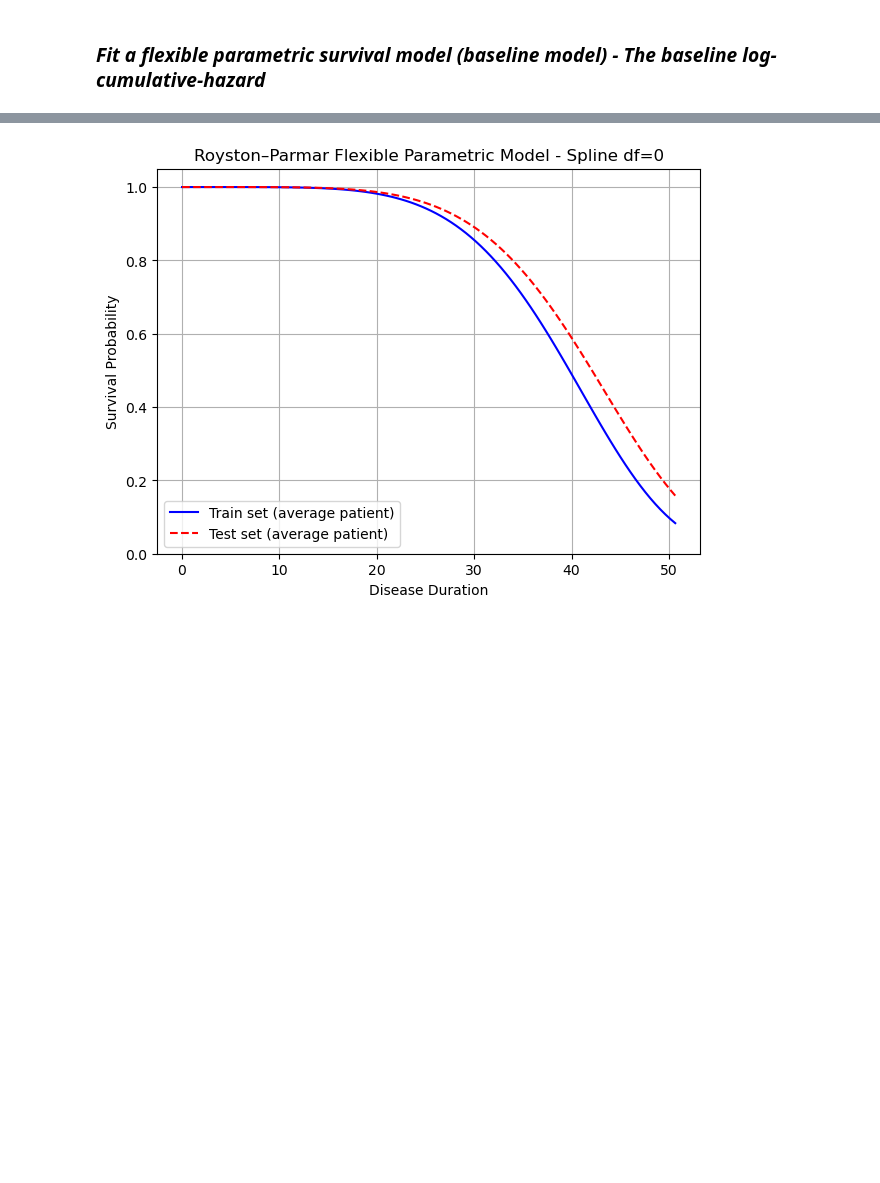
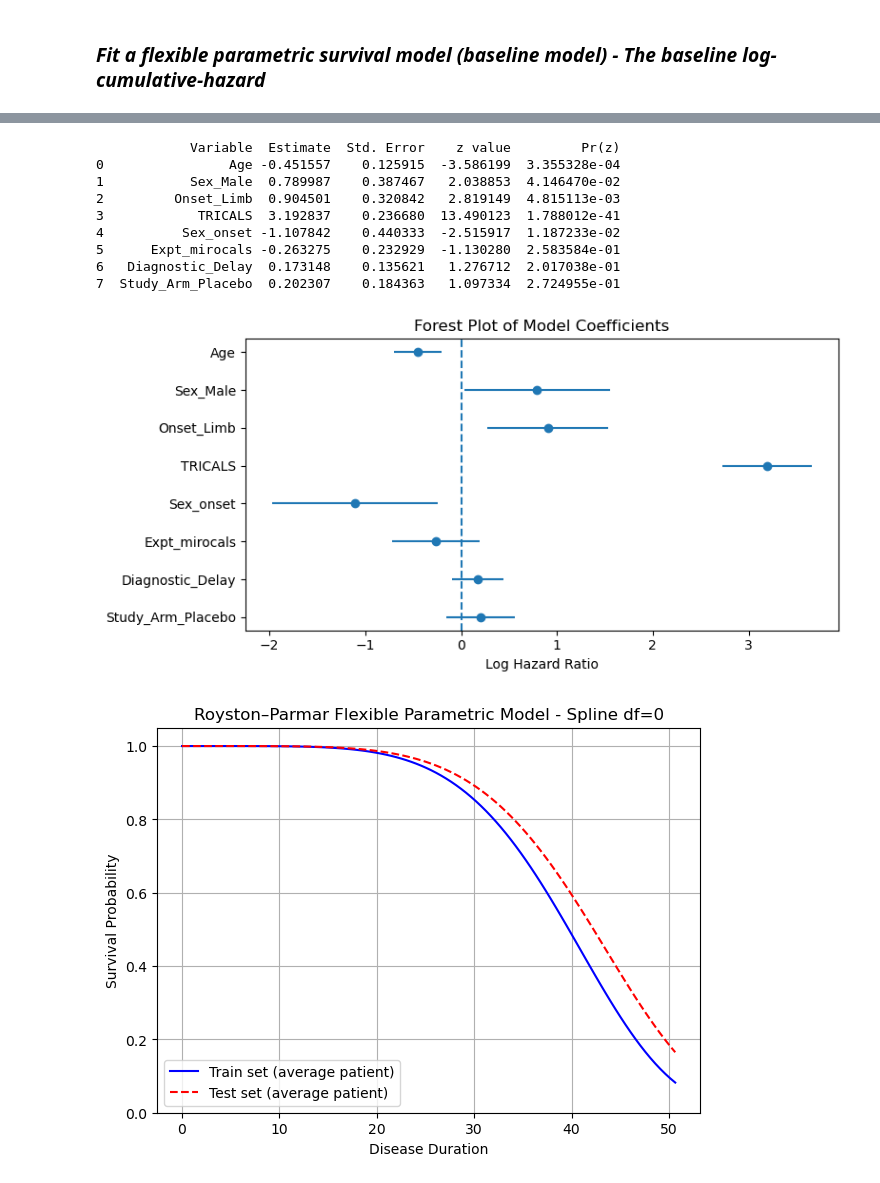
Before and after one commit to Uzoemeka/All_ALS_Data, a Jupyter notebook: 07_flexible_parametric_model.ipynb, the cells around one changed output, grey strips where cells are left out. Drawn from its saved outputs; the diff is of its cells as text; code cells hidden in the pictures; blank space fills up the shorter version.

```diff
--- a/07_flexible_parametric_model.ipynb
+++ b/07_flexible_parametric_model.ipynb
@@ -537,3 +492,69 @@ plt.show()
+# %%
+# Get coefficients directly
+summary = ro.r.summary(fp_model)
+
+# Try using slotNames to see what's available
+# print("Available slots:", ro.r.slotNames(summary))
+
+# Extract using the correct slot name (usually 'coef' or 'coefficients')
+coefficients = summary.slots['coef']
+
+# Convert to pandas DataFrame
+df_coef = pd.DataFrame(
+    np.array(coefficients),
+    columns=['Estimate', 'Std. Error', 'z value', 'Pr(z)'],
+    index=list(coefficients.rownames)
+)
+
+df_coef = df_coef.iloc[1: -1]
+df_coef = df_coef.reset_index().rename(columns={"index": "Variable"})
+
+
+print(df_coef)
+
+#--------------------------------------
+z = 1.96  # 95% CI
+
+df_coef["HR"] = (df_coef["Estimate"])
+df_coef["CI_lower"] = (df_coef["Estimate"] - z * df_coef["Std. Error"])
+df_coef["CI_upper"] = (df_coef["Estimate"] + z * df_coef["Std. Error"])
+
+#--------------------------------------
+plt.figure(figsize=(8, 4))
+
+ypos = np.arange(len(df_coef))
+
+# Confidence intervals
+plt.hlines(
+    y=ypos,
+    xmin=df_coef["CI_lower"],
+    xmax=df_coef["CI_upper"]
+)
+
+# Point estimates
+plt.plot(df_coef["Estimate"], ypos, "o")
+
+# Vertical reference line at 0
+plt.axvline(0, linestyle="--")
+
+plt.yticks(ypos, df_coef["Variable"])
+plt.xlabel("Log Hazard Ratio")
+plt.title("Forest Plot of Model Coefficients")
+
+plt.gca().invert_yaxis()  # top-to-bottom
+plt.tight_layout()
+plt.show()
+# %% [output]
+            Variable  Estimate  Std. Error    z value         Pr(z)
+0                Age -0.451557    0.125915  -3.586199  3.355328e-04
+1           Sex_Male  0.789987    0.387467   2.038853  4.146470e-02
+2         Onset_Limb  0.904501    0.320842   2.819149  4.815113e-03
+3            TRICALS  3.192837    0.236680  13.490123  1.788012e-41
+4          Sex_onset -1.107842    0.440333  -2.515917  1.187233e-02
+5      Expt_mirocals -0.263275    0.232929  -1.130280  2.583584e-01
+6   Diagnostic_Delay  0.173148    0.135621   1.276712  2.017038e-01
+7  Study_Arm_Placebo  0.202307    0.184363   1.097334  2.724955e-01
+[figure, added]
 # %%
 # Common time points for prediction
 times = np.linspace(0, df1["Disease_Duration"].max(), 100)
```
Also changed, not shown: parts of 43 cells of this notebook, 3 other files.
